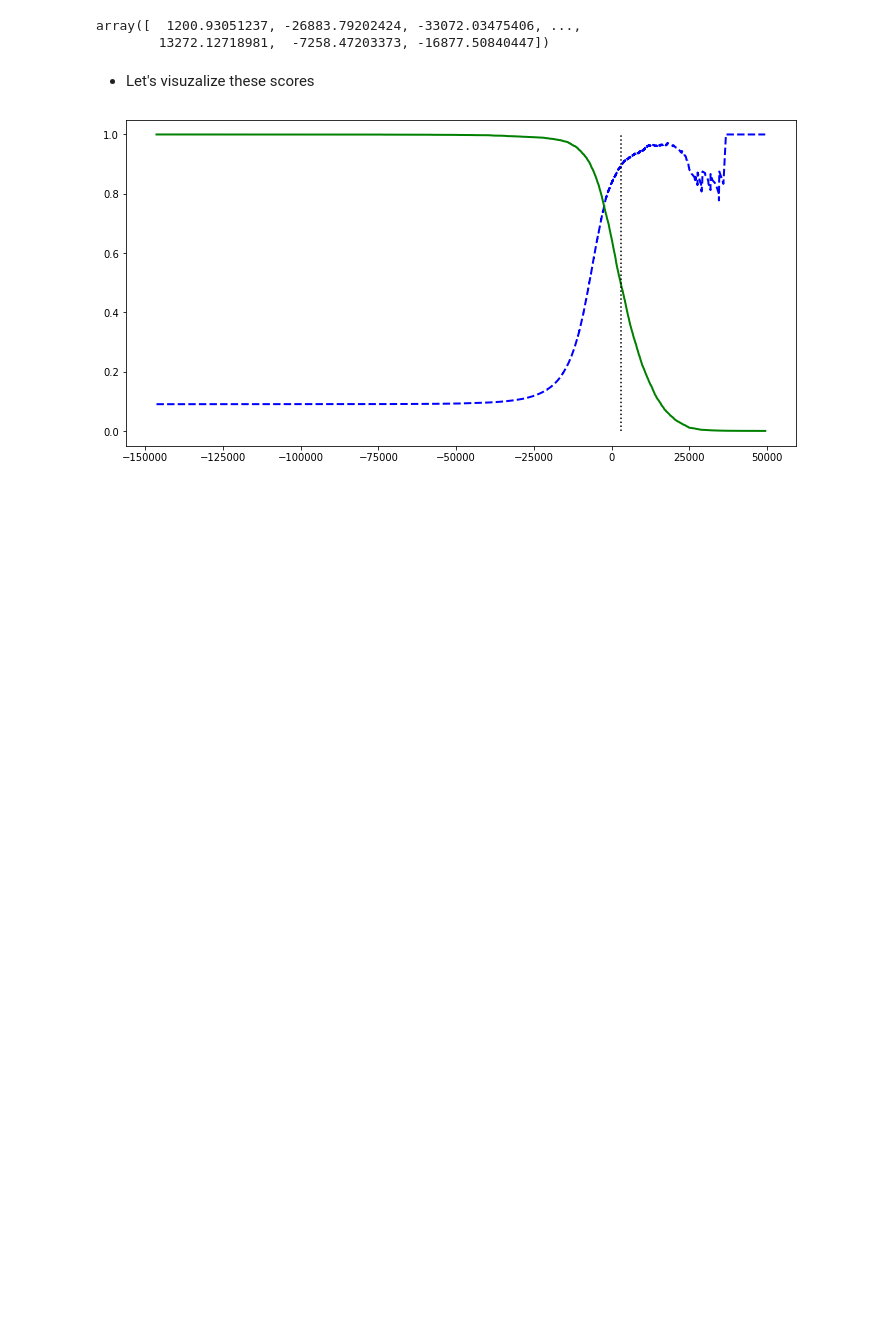
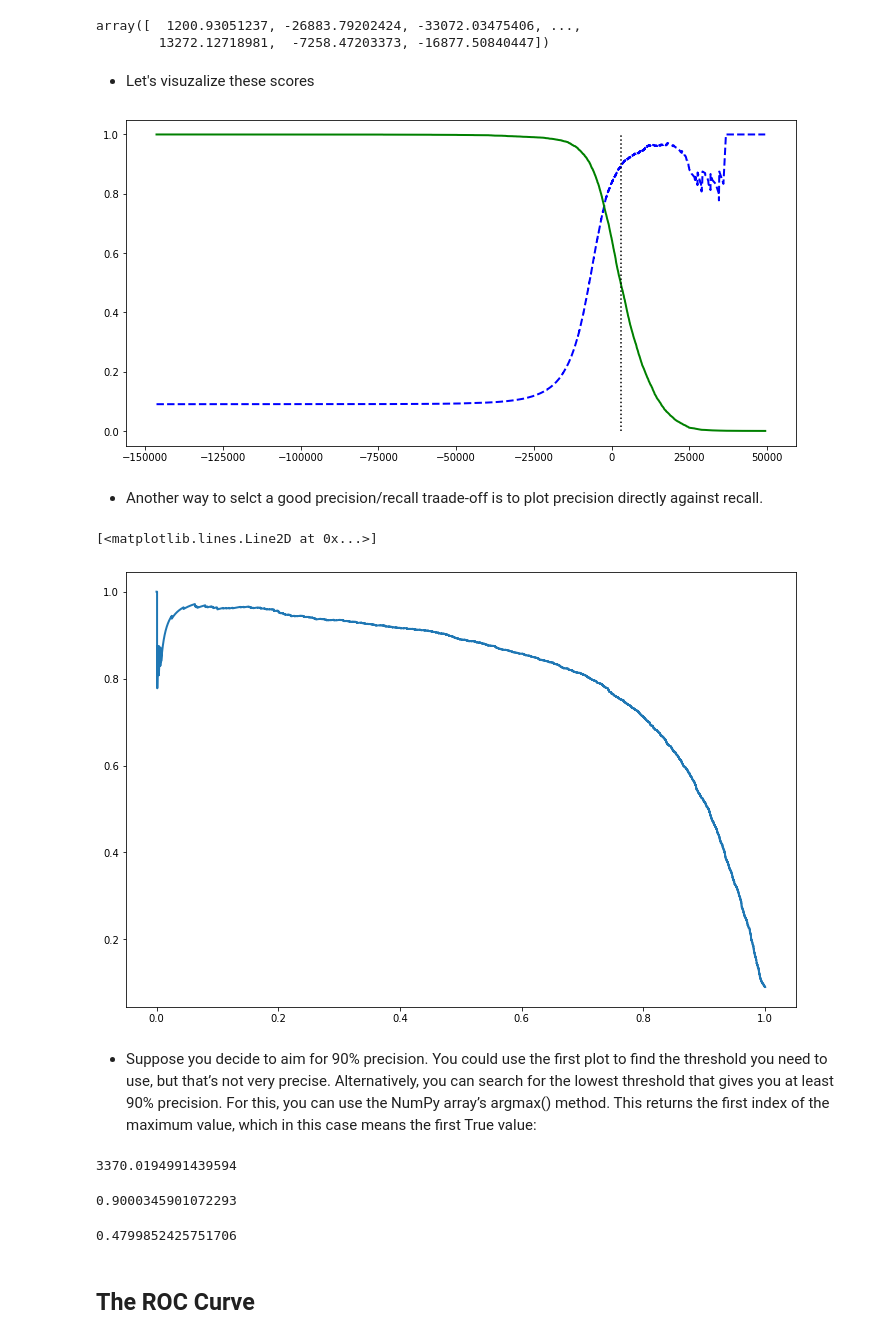
Before and after one commit to MrEktirir/ML_Works, a Jupyter notebook: Notebooks/chapter_3.ipynb, the cells around one changed output. Cells and saved outputs as stored; diff of their text form; code cells hidden in the pictures; blank space fills up the shorter version.

```diff
--- a/Notebooks/chapter_3.ipynb
+++ b/Notebooks/chapter_3.ipynb
@@ -234,3 +234,24 @@ plt.vlines(threshold, 0, 1.0, "k", "dotted", label="threshold")
 plt.show()
 # %% [output]
 [figure]
+# %% [markdown]
+* Another way to selct a good precision/recall traade-off is to plot precision directly against recall.
+# %%
+plt.figure(figsize=(12, 8))
+plt.plot(
+    recalls,
+    precisions,
+    linewidth=2,
+    label="Preicison/Recall curve"
+)
+# %% [output]
+[<matplotlib.lines.Line2D at 0x...>]
+[figure, added]
+# %% [markdown]
+* Suppose you decide to aim for 90% precision. You could use the first plot to find the threshold you need to use, but that’s not very precise. Alternatively, you can search for the lowest threshold that gives you at least 90% precision. For this, you can use the NumPy array’s argmax() method. This returns the first index of the maximum value, which in this case means the first True value:
+# %%
+idx_for_90_precision = (precisions >=0.90).argmax()
+threshold_for_90_precision = thresholds[idx_for_90_precision]
+threshold_for_90_precision
+# %% [output]
+3370.0194991439594
@@ -236,0 +260,14 @@ plt.show()
+# %%
+precision_score(
+    y_train_5,
+    y_train_pred_90,
+)
+# %% [output]
+0.9000345901072293
+# %%
+recall_at_90_precision = recall_score(y_train_5, y_train_pred_90)
+recall_at_90_precision
+# %% [output]
+0.4799852425751706
+# %% [markdown]
+## The ROC Curve
```
Also changed, not shown: parts of 18 cells of this notebook.
